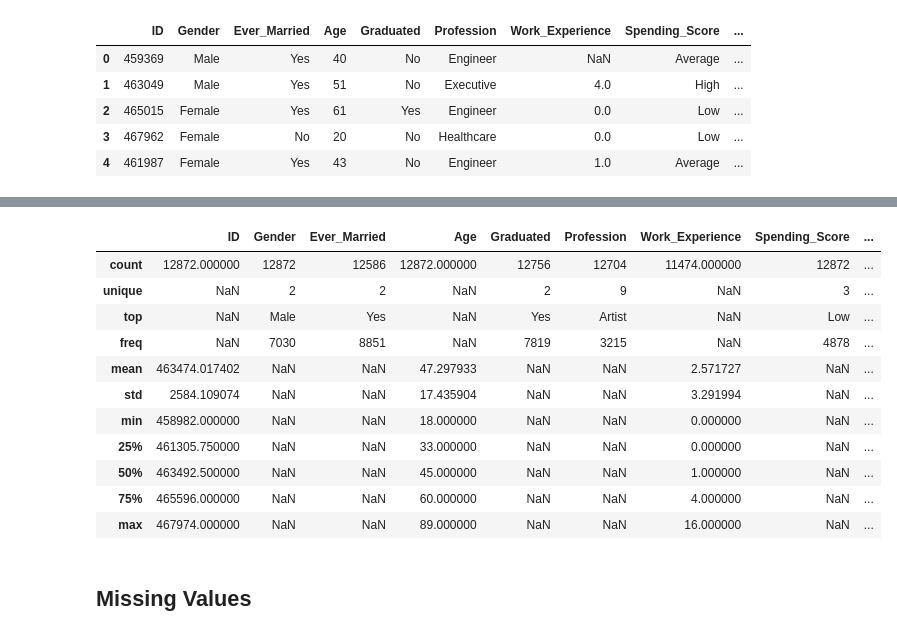
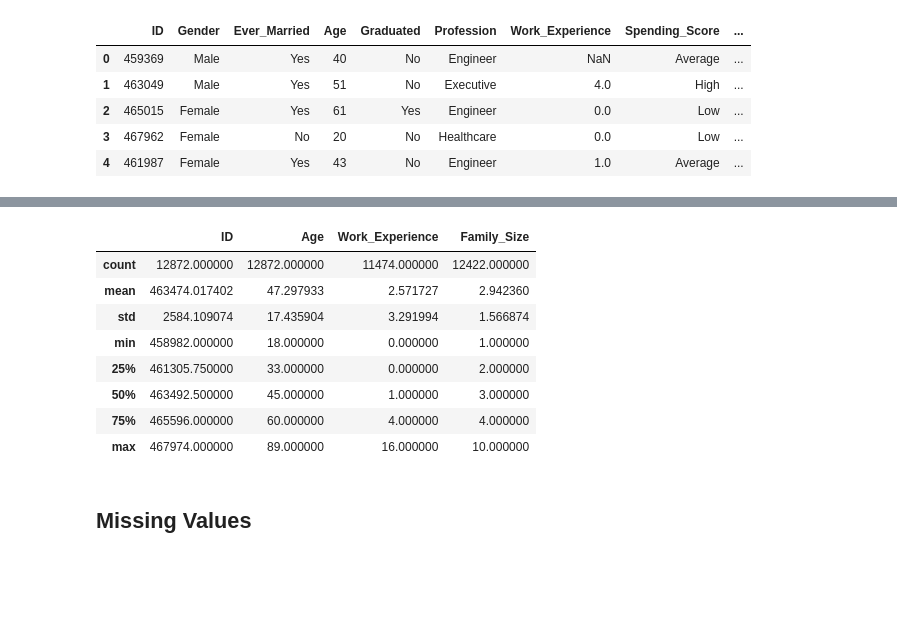
Before and after one commit to aashisrjl/customer-segmentation, a Jupyter notebook: notebooks/01_EDA.ipynb, the cells around one changed output, grey strips where cells are left out. Drawn from its saved outputs; the diff is of its cells as text; code cells hidden in the pictures; blank space fills up the shorter version.

```diff
--- a/notebooks/01_EDA.ipynb
+++ b/notebooks/01_EDA.ipynb
@@ -37,20 +37,17 @@ Data columns (total 10 columns):
 dtypes: float64(2), int64(2), object(6)
 memory usage: 1005.8+ KB
 # %%
-df.describe(include='all')
+df.describe()
 # %% [output]
-|  | ID | Gender | Ever_Married | Age | Graduated | Profession | Work_Experience | Spending_Score | ... |
-| count | 12872.000000 | 12872 | 12586 | 12872.000000 | 12756 | 12704 | 11474.000000 | 12872 | ... |
-| unique | NaN | 2 | 2 | NaN | 2 | 9 | NaN | 3 | ... |
-| top | NaN | Male | Yes | NaN | Yes | Artist | NaN | Low | ... |
-| freq | NaN | 7030 | 8851 | NaN | 7819 | 3215 | NaN | 4878 | ... |
-| mean | 463474.017402 | NaN | NaN | 47.297933 | NaN | NaN | 2.571727 | NaN | ... |
-| std | 2584.109074 | NaN | NaN | 17.435904 | NaN | NaN | 3.291994 | NaN | ... |
-| min | 458982.000000 | NaN | NaN | 18.000000 | NaN | NaN | 0.000000 | NaN | ... |
-| 25% | 461305.750000 | NaN | NaN | 33.000000 | NaN | NaN | 0.000000 | NaN | ... |
-| 50% | 463492.500000 | NaN | NaN | 45.000000 | NaN | NaN | 1.000000 | NaN | ... |
-| 75% | 465596.000000 | NaN | NaN | 60.000000 | NaN | NaN | 4.000000 | NaN | ... |
-| max | 467974.000000 | NaN | NaN | 89.000000 | NaN | NaN | 16.000000 | NaN | ... |
+|  | ID | Age | Work_Experience | Family_Size |
+| count | 12872.000000 | 12872.000000 | 11474.000000 | 12422.000000 |
+| mean | 463474.017402 | 47.297933 | 2.571727 | 2.942360 |
+| std | 2584.109074 | 17.435904 | 3.291994 | 1.566874 |
+| min | 458982.000000 | 18.000000 | 0.000000 | 1.000000 |
+| 25% | 461305.750000 | 33.000000 | 0.000000 | 2.000000 |
+| 50% | 463492.500000 | 45.000000 | 1.000000 | 3.000000 |
+| 75% | 465596.000000 | 60.000000 | 4.000000 | 4.000000 |
+| max | 467974.000000 | 89.000000 | 16.000000 | 10.000000 |
 # %% [markdown]
 ## Missing Values
 # %%
```
Also changed, not shown: 3 other files.
